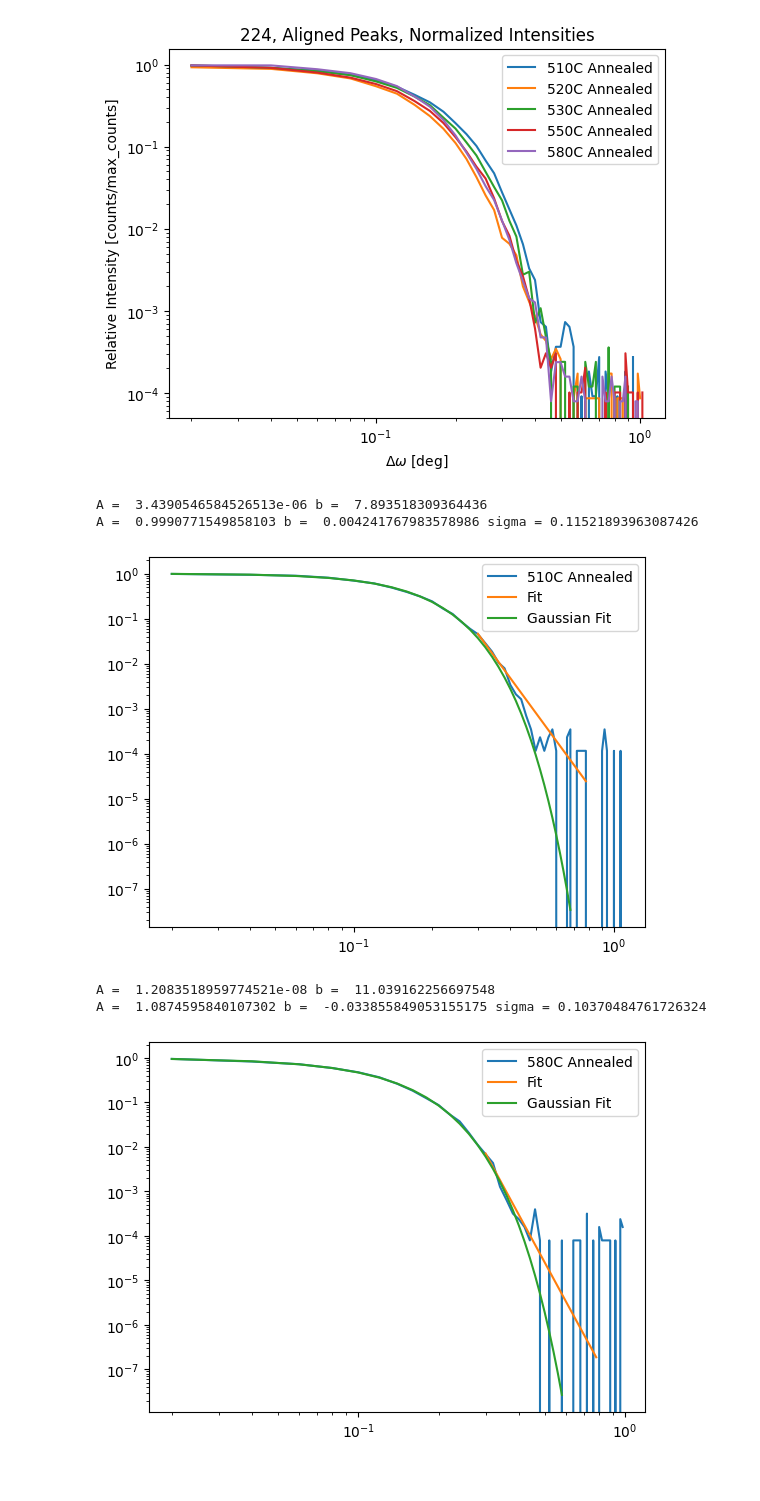
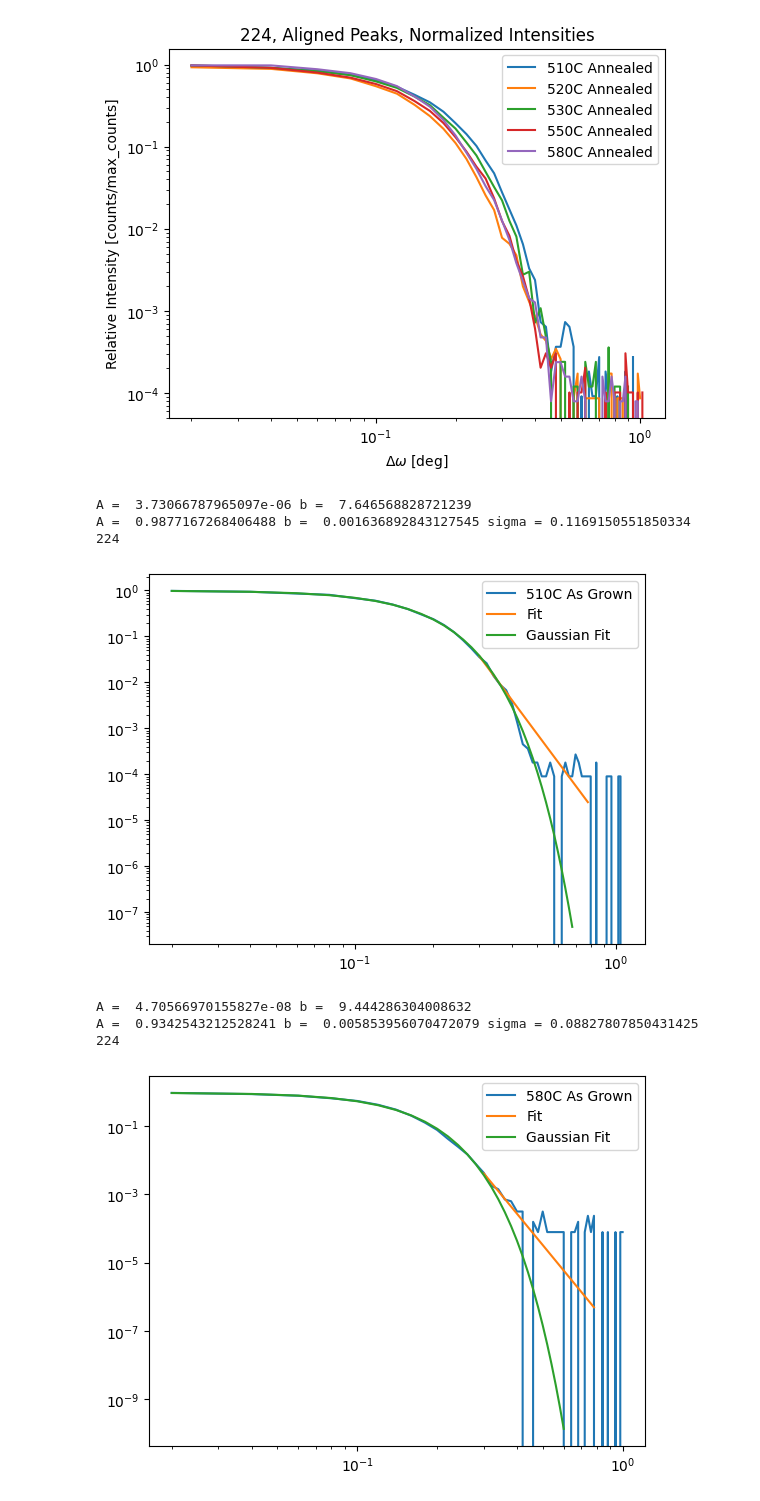
Before and after one commit to RiccardoCiviero/Thesis_XRD, a Jupyter notebook: extract_and_fit.ipynb, the cells around one changed output. Cells and saved outputs as stored; diff of their text form; code cells hidden in the pictures.

```diff
--- a/extract_and_fit.ipynb
+++ b/extract_and_fit.ipynb
@@ -115,0 +151,29 @@ Text(0.5, 1.0, '004, Aligned Peaks, Normalized Intensities')
+# %%
+from scipy.optimize import curve_fit
+
+for scan in scans:
+    if scan.reflection == "004" and scan.annealed == False and scan.ID == "11352":
+        t = deepcopy(scan)
+t = shift_peak(t)
+t = normalize_intensity(t)
+f = lambda x,A,b: A* pow(x,-b)
+set =(t.omega > 0.3) & (t.omega < 0.6)
+
+gaussian = lambda x,A,b,c: A*np.exp(-pow(x-b,2)/(2*pow(c,2)))
+setg = (t.omega > 0) & (t.omega < 0.6)
+
+popvg, pcovg = curve_fit(gaussian, t.omega[setg], t.intensity[setg])
+popv, pcov = curve_fit(f, t.omega[set], t.intensity[set])
+
+plt.plot(t.omega[t.omega>0], (t.intensity[t.omega> 0]), label = dictionary[t.ID] + (" Annealed" if t.annealed else " As Grown"))
+plt.plot(t.omega[set], f(t.omega[set], *popv), label = "Fit")
+plt.plot(t.omega[setg], gaussian(t.omega[setg], *popvg), label = "Gaussian Fit")
+
+plt.legend()
+
+ax = plt.gca()
+ax.set_yscale('log')
+ax.set_xscale('log')
+
+print("A = ", popv[0], "b = ", popv[1])
+print("A = ", popvg[0], "b = ", popvg[1], "sigma =", popvg[2])
@@ -148,8 +218,10 @@ Text(0.5, 1.0, '224, Aligned Peaks, Normalized Intensities')
 [figure]
 # %%
 from scipy.optimize import curve_fit
+for scan in scans:
+    if scan.reflection == "224" and scan.annealed == False and scan.ID == "11371":
+        t = deepcopy(scan)
 
-t = deepcopy(scans[0])
 t = shift_peak(t)
 t = normalize_intensity(t)
 f = lambda x,A,b: A* pow(x,-b)
@@ -173,38 +245,44 @@ ax.set_xscale('log')
 
 print("A = ", popv[0], "b = ", popv[1])
 print("A = ", popvg[0], "b = ", popvg[1], "sigma =", popvg[2])
+print(t.reflection)
 # %% [output]
-A =  3.4390546584526513e-06 b =  7.893518309364436
-A =  0.9990771549858103 b =  0.004241767983578986 sigma = 0.11521893963087426
+A =  3.73066787965097e-06 b =  7.646568828721239
+A =  0.9877167268406488 b =  0.001636892843127545 sigma = 0.1169150551850334
+224
-[figure, old version]
+[figure, new version]
 # %%
 from scipy.optimize import curve_fit
+for scan in scans:
+    if scan.reflection == "224" and scan.annealed == False and scan.ID == "11352":
+        t = deepcopy(scan)
 
-t = deepcopy(scans[-1])
 t = shift_peak(t)
 t = normalize_intensity(t)
 f = lambda x,A,b: A* pow(x,-b)
 set =(t.omega > 0.3) & (t.omega < 0.8)
 
 gaussian = lambda x,A,b,c: A*np.exp(-pow(x-b,2)/(2*pow(c,2)))
 setg = (t.omega > 0) & (t.omega < 0.6)
 
 popvg, pcovg = curve_fit(gaussian, t.omega[setg], t.intensity[setg])
 popv, pcov = curve_fit(f, t.omega[set], t.intensity[set])
 
 plt.plot(t.omega[t.omega>0], (t.intensity[t.omega> 0]), label = dictionary[t.ID] + (" Annealed" if t.annealed else " As Grown"))
 plt.plot(t.omega[set], f(t.omega[set], *popv), label = "Fit")
 plt.plot(t.omega[setg], gaussian(t.omega[setg], *popvg), label = "Gaussian Fit")
 
 plt.legend()
 
 ax = plt.gca()
 ax.set_yscale('log')
 ax.set_xscale('log')
 
 print("A = ", popv[0], "b = ", popv[1])
 print("A = ", popvg[0], "b = ", popvg[1], "sigma =", popvg[2])
+print(t.reflection)
 # %% [output]
-A =  1.2083518959774521e-08 b =  11.039162256697548
-A =  1.0874595840107302 b =  -0.033855849053155175 sigma = 0.10370484761726324
+A =  4.70566970155827e-08 b =  9.444286304008632
+A =  0.9342543212528241 b =  0.005853956070472079 sigma = 0.08827807850431425
+224
-[figure, old version]
+[figure, new version]
```
Also changed, not shown: parts of 6 cells of this notebook.
